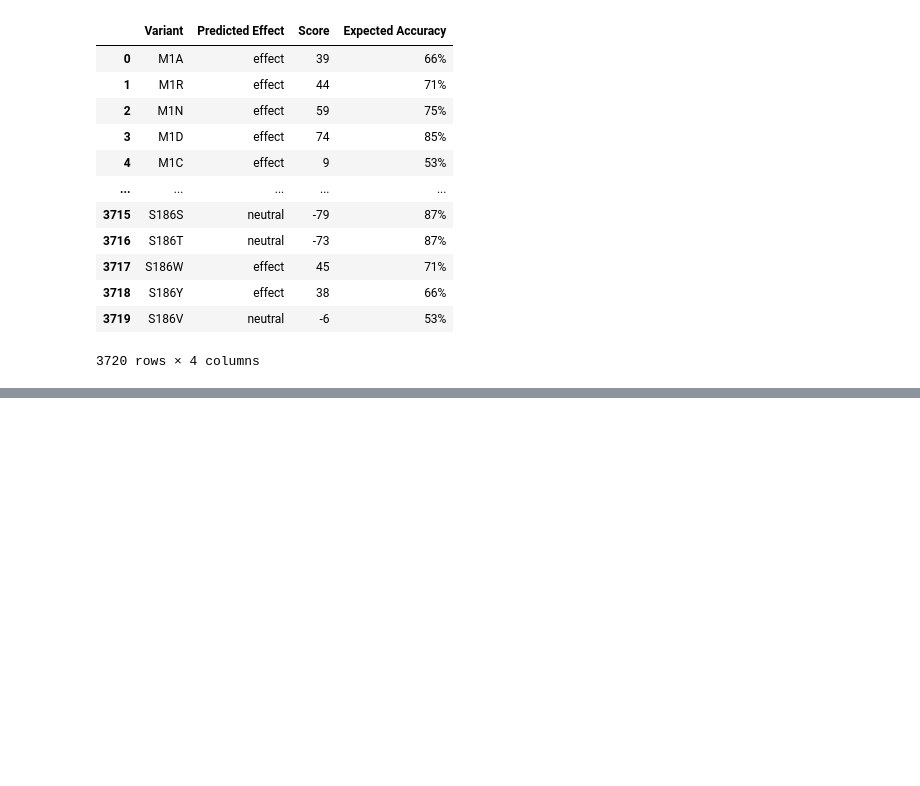
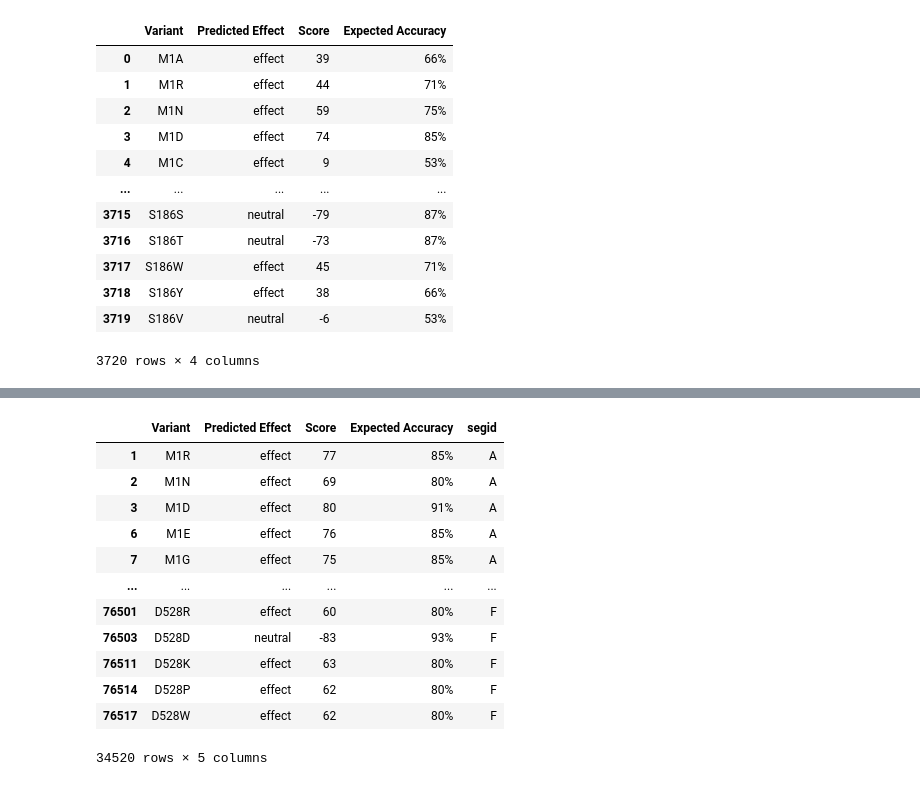
Before and after one commit to fowler-lab/sbmlcore, a Jupyter notebook: snap2_tests.ipynb, the cells around one changed output, grey strips where cells are left out. Cells and saved outputs as stored; diff of their text form; code cells hidden in the pictures; blank space fills up the shorter version.

```diff
--- a/snap2_tests.ipynb
+++ b/snap2_tests.ipynb
@@ -44,0 +58,34 @@ b
+# %%
+#Remove entries with less than 80% accuracy
+c = pandas.read_csv('tests/5uh6-complete.csv')
+
+#First need to change 'Expected Accuracy' from strings to floats
+no_percentage = c['Expected Accuracy'].replace(to_replace='%', value='', regex=True)
+
+
+
+#no_percentage = c['Expected Accuracy'].str.split(pat="%", expand=True)
+#no_percentage.drop['1']
+
+series = pandas.to_numeric(no_percentage) #turns str into int64 so that inequalities can be used
+
+no_percentage[ series < 80 ] #creates series with only those rows for which accuracy < 80%
+no_percentage[series < 80].index #extracts index for each of the rows for which accuracy < 80%
+c.drop(no_percentage[series < 80].index, inplace=True) #removes the entries for which the indices are specified above
+c
+#high_acc = c.drop(no_percentage[series > 80].index, inplace=True)
+#print(high_acc)
+# %% [output]
+|  | Variant | Predicted Effect | Score | Expected Accuracy | segid |
+| 1 | M1R | effect | 77 | 85% | A |
+| 2 | M1N | effect | 69 | 80% | A |
+| 3 | M1D | effect | 80 | 91% | A |
+| 6 | M1E | effect | 76 | 85% | A |
+| 7 | M1G | effect | 75 | 85% | A |
+| ... | ... | ... | ... | ... | ... |
+| 76501 | D528R | effect | 60 | 80% | F |
+| 76503 | D528D | neutral | -83 | 93% | F |
+| 76511 | D528K | effect | 63 | 80% | F |
+| 76514 | D528P | effect | 62 | 80% | F |
+| 76517 | D528W | effect | 62 | 80% | F |
+34520 rows × 5 columns
```
Also changed, not shown: parts of 11 cells of this notebook, 11 other files.
